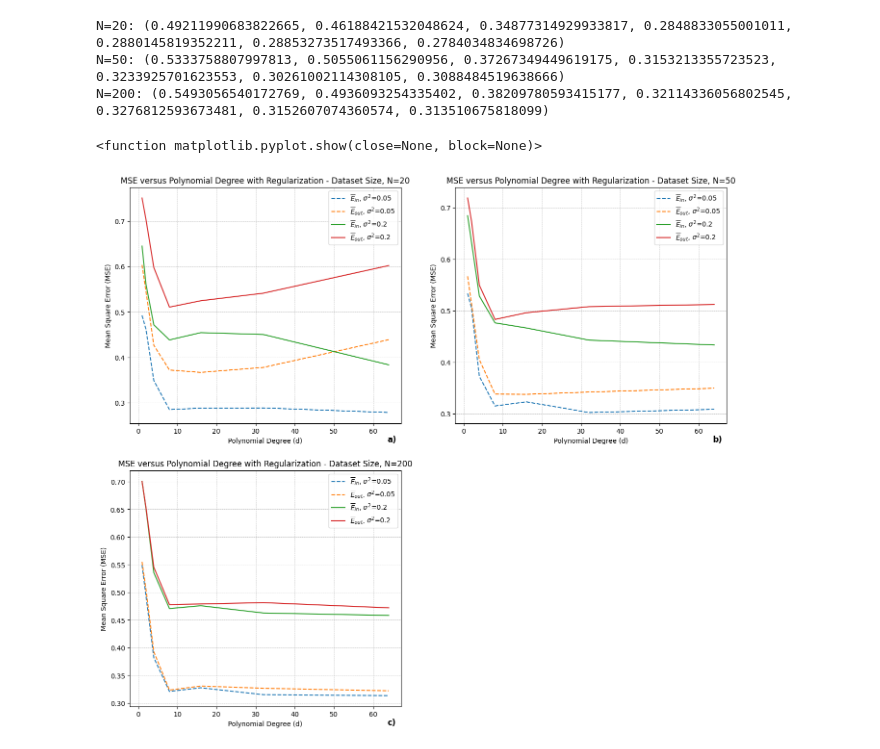
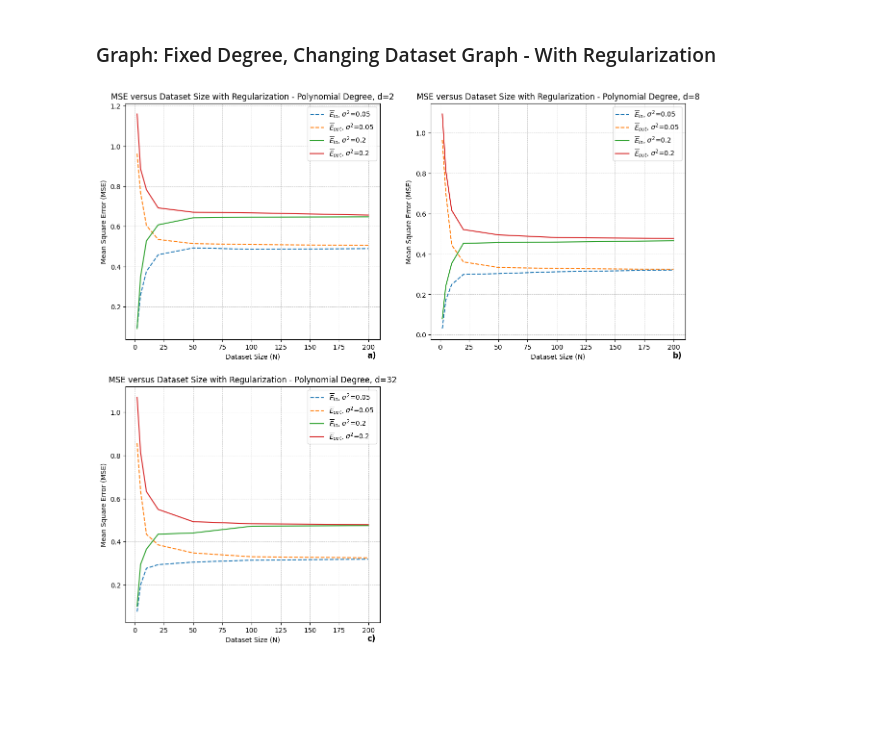
Before and after one commit to nathanbowness/CSI5340Assignments, a Jupyter notebook: Assignment1/Assignment1_Code.ipynb, the cells around one changed output. Saved outputs shown, nothing was run; the diff lists cells and outputs as text; code cells hidden in the pictures; blank space fills up the shorter version.

```diff
--- a/Assignment1/Assignment1_Code.ipynb
+++ b/Assignment1/Assignment1_Code.ipynb
@@ -175,21 +215,17 @@ N=200: (0.5488123644395211, 0.4422163017844655, 0.27553614745686134, 0.236273274
 # %%
 # Plot graphs for fixed values of d without regularization
 # Reminder: Output tuples have format - (N, d, Ein_bar, Eout_bar)
-d_array_mapping = [2,16,32]
+d_array_mapping = [2,8,32]
 current_subplot = 1
 plt.figure(figsize=(15, 14))
 for d_value in d_array_mapping:
     # Filter the list of result tuples to only return was the first element of the tuple, N, equals the chosed N value
-    results_N_10_zeropoint5 = list(filter(lambda output_tuple: output_tuple[1] == d_value, output_variance_zeropoint5))
-    results_N_10_point2 = list(filter(lambda output_tuple: output_tuple[1] == d_value, output_variance_point2))
+    results_d_value_zeropoint5 = list(filter(lambda output_tuple: output_tuple[1] == d_value, output_variance_zeropoint5))
+    results_d_value_point2 = list(filter(lambda output_tuple: output_tuple[1] == d_value, output_variance_point2))
 
-    N_array = list(zip(*results_N_10_zeropoint5))[0]
-    E_in_zeropoint5 = list(zip(*results_N_10_zeropoint5))[2]
-    E_out_zeropoint5 = list(zip(*results_N_10_zeropoint5))[3]
-    E_in_point2 = list(zip(*results_N_10_point2))[2]
-    E_out_point2 = list(zip(*results_N_10_point2))[3]
-
-    print(f"N={N_value}:", E_in_zeropoint5)
+    N_array = list(zip(*results_d_value_zeropoint5))[0]
+    E_in_zeropoint5, E_out_zeropoint5 = GetEin_Eout_for_tuple_list(results_d_value_zeropoint5)
+    E_in_point2, E_out_point2 = GetEin_Eout_for_tuple_list(results_d_value_point2)
 
     # Add this subplot to the figure of all graphs
     axs = plt.subplot(2,2,current_subplot)
@@ -204,6 +240,4 @@ for d_value in d_array_mapping:
     plt.grid(linewidth=0.5, linestyle='--')
     axs.text(0.95, -0.05, labels[current_subplot-1], transform=axs.transAxes, fontsize=12, weight='bold', va='top')
     current_subplot += 1
-
-plt.show
 # %% [output]
@@ -231,39 +245,32 @@ for N in N_values:
+# %% [markdown]
+### Graph: Fixed Degree, Changing Dataset Graph - With Regularization
 # %%
-# Plot graphs for fixed values of N with regularization
-# Reminder: Output tuples have format - (N, d, Ein_bar, Eout_bar)
+# Plot graphs for fixed values of d with regularization
+# Reminder for me: Output tuples have format - (N, d, Ein_bar, Eout_bar)
 current_subplot = 1
-plt.figure(figsize=(16, 14))
-for N_value in N_array_mapping:
+plt.figure(figsize=(15, 14))
+for d_value in d_array_mapping:
     # Filter the list of result tuples to only return was the first element of the tuple, N, equals the chosed N value
-    results_N_10_zeropoint5 = list(filter(lambda output_tuple: output_tuple[0] == N_value, output_variance_zeropoint5_reg))
-    results_N_10_point2 = list(filter(lambda output_tuple: output_tuple[0] == N_value, output_variance_point2_reg))
+    results_d_value_zeropoint5 = list(filter(lambda output_tuple: output_tuple[1] == d_value, output_variance_zeropoint5_reg))
+    results_d_value_point2 = list(filter(lambda output_tuple: output_tuple[1] == d_value, output_variance_point2_reg))
 
-    d_array = list(zip(*results_N_10_zeropoint5))[1]
-    E_in_zeropoint5 = list(zip(*results_N_10_zeropoint5))[2]
-    E_out_zeropoint5 = list(zip(*results_N_10_zeropoint5))[3]
-    E_in_point2 = list(zip(*results_N_10_point2))[2]
-    E_out_point2 = list(zip(*results_N_10_point2))[3]
-
-    print(f"N={N_value}:", E_in_zeropoint5)
+    N_array = list(zip(*results_d_value_zeropoint5))[0]
+    E_in_zeropoint5, E_out_zeropoint5 = GetEin_Eout_for_tuple_list(results_d_value_zeropoint5)
+    E_in_point2, E_out_point2 = GetEin_Eout_for_tuple_list(results_d_value_point2)
 
     # Add this subplot to the figure of all graphs
     axs = plt.subplot(2,2,current_subplot)
-    plt.plot(d_array, E_in_zeropoint5, label=f"{e_hat}{in_sub}, $\sigma^2$=0.05",linestyle='--')
-    plt.plot(d_array, E_out_zeropoint5, label=f"{e_hat}{out_sub}, $\sigma^2$=0.05", linestyle='--')
-    plt.plot(d_array, E_in_point2, label=f"{e_hat}{in_sub}, $\sigma^2$=0.2")
-    plt.plot(d_array, E_out_point2, label=f"{e_hat}{out_sub}, $\sigma^2$=0.2")
-    plt.xlabel("Polynomial Degree (d)")
+    plt.plot(N_array, E_in_zeropoint5, label=f"{e_hat}{in_sub}, $\sigma^2$=0.05", linestyle='--')
+    plt.plot(N_array, E_out_zeropoint5, label=f"{e_hat}{out_sub}, $\sigma^2$=0.05", linestyle='--')
+    plt.plot(N_array, E_in_point2, label=f"{e_hat}{in_sub}, $\sigma^2$=0.2")
+    plt.plot(N_array, E_out_point2, label=f"{e_hat}{out_sub}, $\sigma^2$=0.2")
+    plt.xlabel("Dataset Size (N)")
     plt.ylabel("Mean Square Error (MSE)")
-    plt.title(f"MSE versus Polynomial Degree with Regularization - Dataset Size, N={N_value}")
+    plt.title(f"MSE versus Dataset Size with Regularization - Polynomial Degree, d={d_value}")
     plt.legend(fontsize=10)
     plt.grid(linewidth=0.5, linestyle='--')
     axs.text(0.95, -0.05, labels[current_subplot-1], transform=axs.transAxes, fontsize=12, weight='bold', va='top')
+
     current_subplot += 1
-
-plt.show
 # %% [output]
-N=20: (0.49211990683822665, 0.46188421532048624, 0.34877314929933817, 0.2848833055001011, 0.2880145819352211, 0.28853273517493366, 0.2784034834698726)
-N=50: (0.5333758807997813, 0.5055061156290956, 0.37267349449619175, 0.3153213355723523, 0.3233925701623553, 0.30261002114308105, 0.3088484519638666)
-N=200: (0.5493056540172769, 0.4936093254335402, 0.38209780593415177, 0.32114336056802545, 0.3276812593673481, 0.3152607074360574, 0.313510675818099)
-<function matplotlib.pyplot.show(close=None, block=None)>
-[figure, old version]
+[figure, new version]
```
Also changed, not shown: parts of 19 cells of this notebook.
